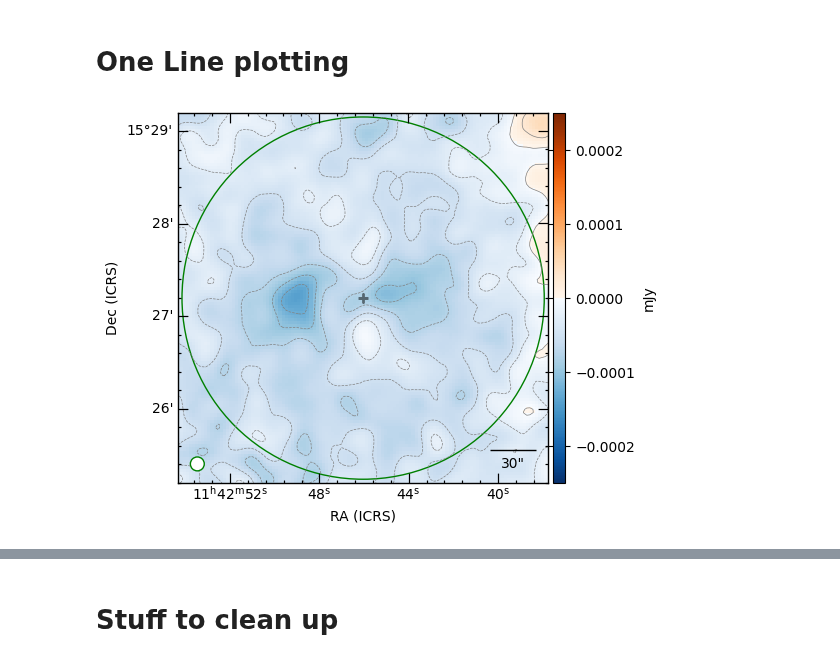
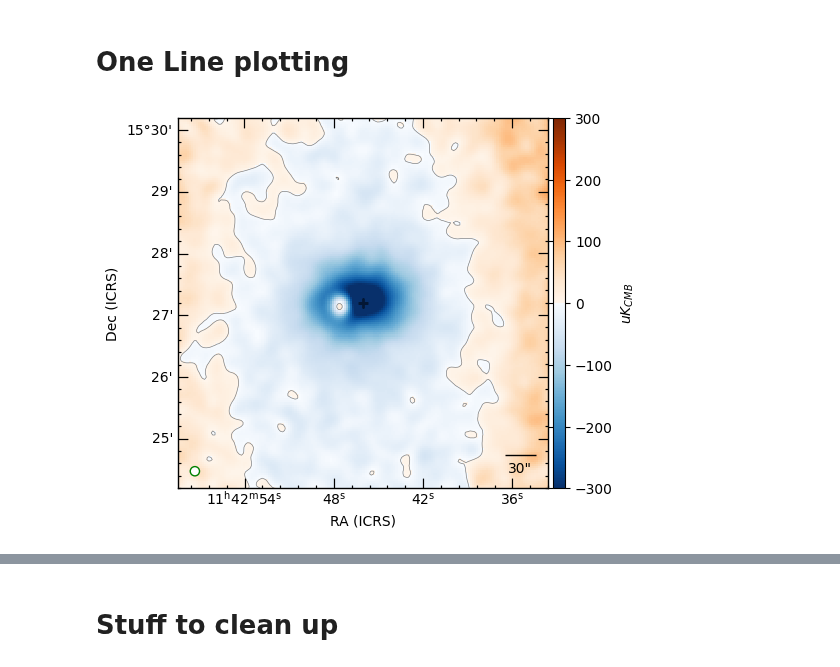
Before and after one commit to MUSTANG-SZ/WITCH, a Jupyter notebook: scratch/aplpy_fig.ipynb, the cells around one changed output, grey strips where cells are left out. Drawn from its saved outputs; the diff is of its cells as text; code cells hidden in the pictures.

Commit message:
feat: adding act fitting and non-witch formating

```diff
--- a/scratch/aplpy_fig.ipynb
+++ b/scratch/aplpy_fig.ipynb
@@ -1,9 +1,13 @@
 # %% [markdown]
 # One Line plotting
 # %%
-from witch.plotting import plot_cluster
+from witch.plotting import plot_cluster, plot_cluster_act
 
-fits_path = "/mnt/welch/USERS/jorlo/Reductions/MOOJ1142/ea10-ps_gauss/dx_1-dy_1-r_1-theta-P0-m500-dx_g-dy_g-amp_g/residual/niter_1_25.fits"
-img = plot_cluster("MOOJ1142", fits_path, radius = 2.0, smooth = 3, ncontours=21, plot_r = "rs")
+from matplotlib import pyplot as plt
+
+fits_path = "/mnt/welch/USERS/jorlo/Reductions/MOOJ1142/ea10-ps_gauss/dx_1-dy_1-r_1-theta-P0-m500-dx_g-dy_g-amp_g/signal/niter_1_25.fits"
+img_m2 = plot_cluster("MOOJ1142", fits_path, radius = 3.0, smooth = 3, ncontours=21, plot_r = False, units = "uK_cmb")
+plt.savefig("../plts/mooj1142_m2.png", dpi=300)
+plt.savefig("../plts/mooj1142_m2.pdf", dpi=300)
 # %% [output]
-[figure, old version]
+[figure, new version]
```
Also changed, not shown: parts of 10 cells of this notebook, 1 other file.
